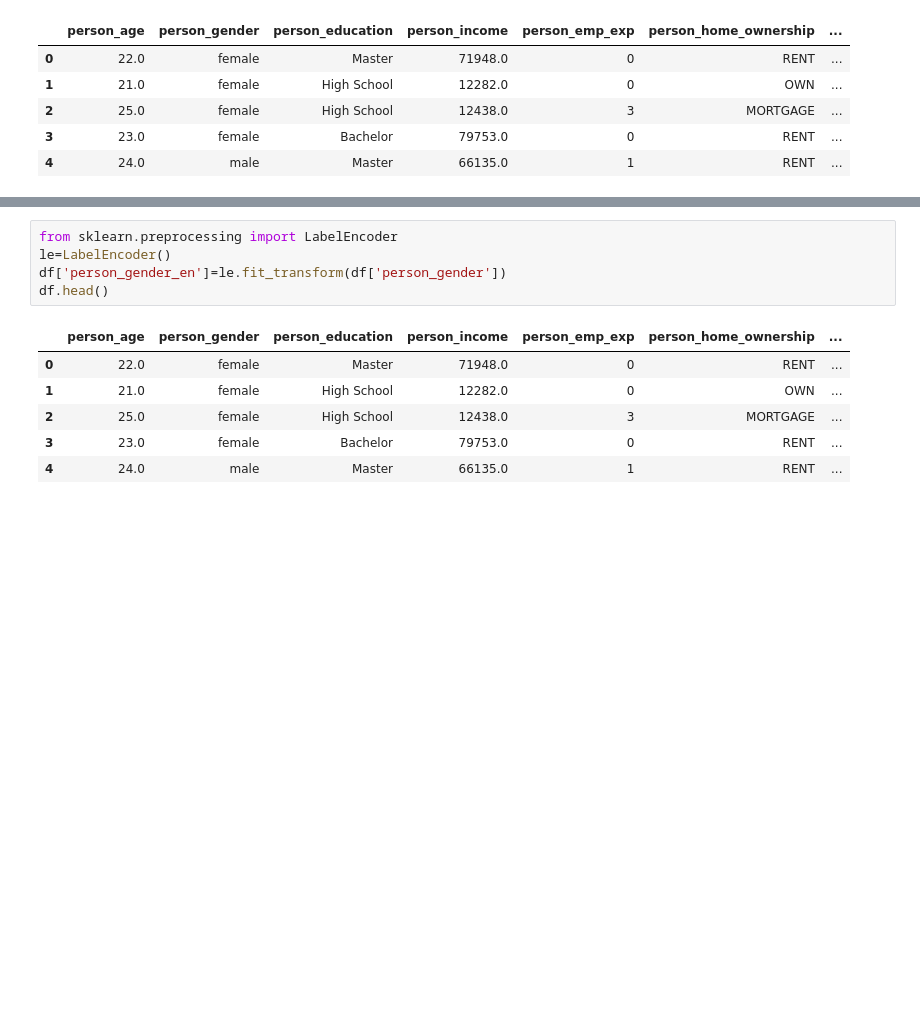
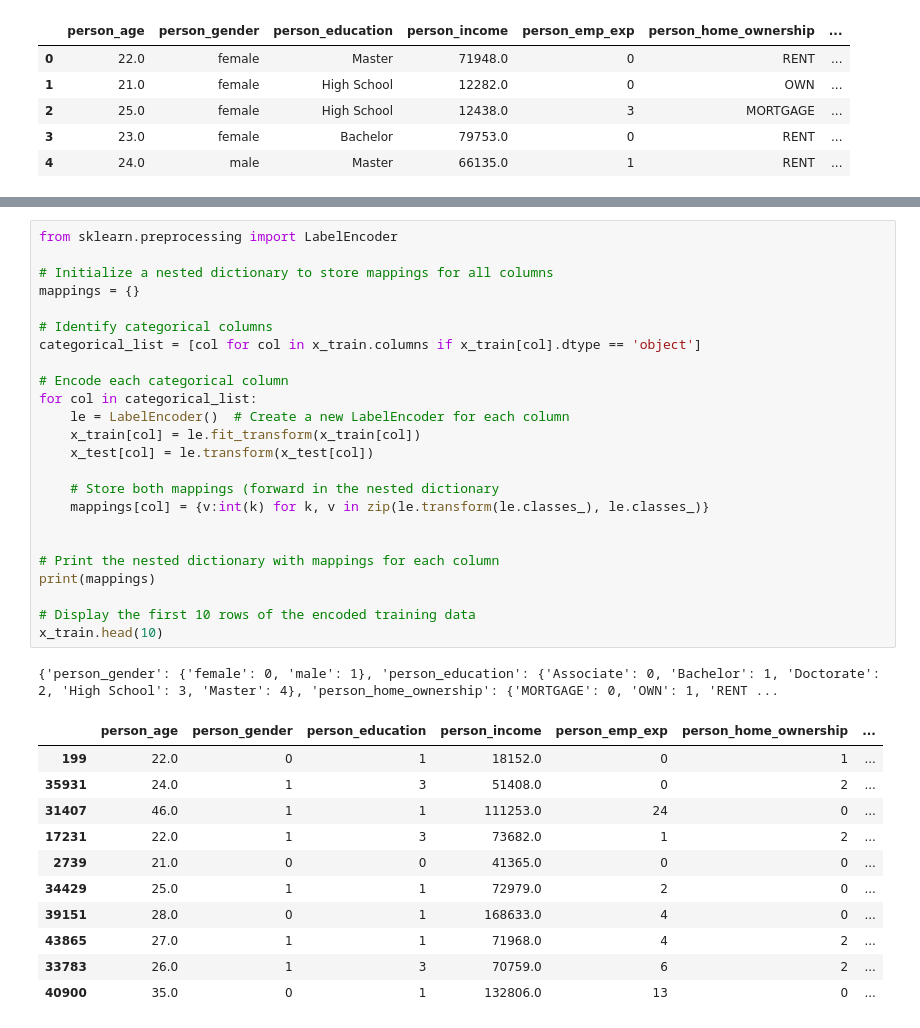
Before and after one commit to DileepSathya/first_end_to_end_ML, a Jupyter notebook: research/deom.ipynb, the cells around one changed output, grey strips where cells are left out. Saved outputs shown, nothing was run; the diff lists cells and outputs as text; blank space fills up the shorter version.

```diff
--- a/research/deom.ipynb
+++ b/research/deom.ipynb
@@ -313,12 +303,37 @@ print(x_train.shape,y_train.shape,x_test.shape,y_test.shape)
-# %%
-from sklearn.preprocessing import LabelEncoder
-le=LabelEncoder()
-df['person_gender_en']=le.fit_transform(df['person_gender'])
-df.head()
-# %% [output]
-|  | person_age | person_gender | person_education | person_income | person_emp_exp | person_home_ownership | ... |
-| 0 | 22.0 | female | Master | 71948.0 | 0 | RENT | ... |
-| 1 | 21.0 | female | High School | 12282.0 | 0 | OWN | ... |
-| 2 | 25.0 | female | High School | 12438.0 | 3 | MORTGAGE | ... |
-| 3 | 23.0 | female | Bachelor | 79753.0 | 0 | RENT | ... |
-| 4 | 24.0 | male | Master | 66135.0 | 1 | RENT | ... |
+# %%
+from sklearn.preprocessing import LabelEncoder
+
+# Initialize a nested dictionary to store mappings for all columns
+mappings = {}
+
+# Identify categorical columns
+categorical_list = [col for col in x_train.columns if x_train[col].dtype == 'object']
+
+# Encode each categorical column
+for col in categorical_list:
+    le = LabelEncoder()  # Create a new LabelEncoder for each column
+    x_train[col] = le.fit_transform(x_train[col])
+    x_test[col] = le.transform(x_test[col])
+
+    # Store both mappings (forward in the nested dictionary
+    mappings[col] = {v:int(k) for k, v in zip(le.transform(le.classes_), le.classes_)}
+
+
+# Print the nested dictionary with mappings for each column
+print(mappings)
+
+# Display the first 10 rows of the encoded training data
+x_train.head(10)
+# %% [output]
+{'person_gender': {'female': 0, 'male': 1}, 'person_education': {'Associate': 0, 'Bachelor': 1, 'Doctorate': 2, 'High School': 3, 'Master': 4}, 'person_home_ownership': {'MORTGAGE': 0, 'OWN': 1, 'RENT ...
+|  | person_age | person_gender | person_education | person_income | person_emp_exp | person_home_ownership | ... |
+| 199 | 22.0 | 0 | 1 | 18152.0 | 0 | 1 | ... |
+| 35931 | 24.0 | 1 | 3 | 51408.0 | 0 | 2 | ... |
+| 31407 | 46.0 | 1 | 1 | 111253.0 | 24 | 0 | ... |
+| 17231 | 22.0 | 1 | 3 | 73682.0 | 1 | 2 | ... |
+| 2739 | 21.0 | 0 | 0 | 41365.0 | 0 | 0 | ... |
+| 34429 | 25.0 | 1 | 1 | 72979.0 | 2 | 0 | ... |
+| 39151 | 28.0 | 0 | 1 | 168633.0 | 4 | 0 | ... |
+| 43865 | 27.0 | 1 | 1 | 71968.0 | 4 | 2 | ... |
+| 33783 | 26.0 | 1 | 3 | 70759.0 | 6 | 2 | ... |
+| 40900 | 35.0 | 0 | 1 | 132806.0 | 13 | 0 | ... |
```
Also changed, not shown: parts of 24 cells of this notebook, 10 other files.
